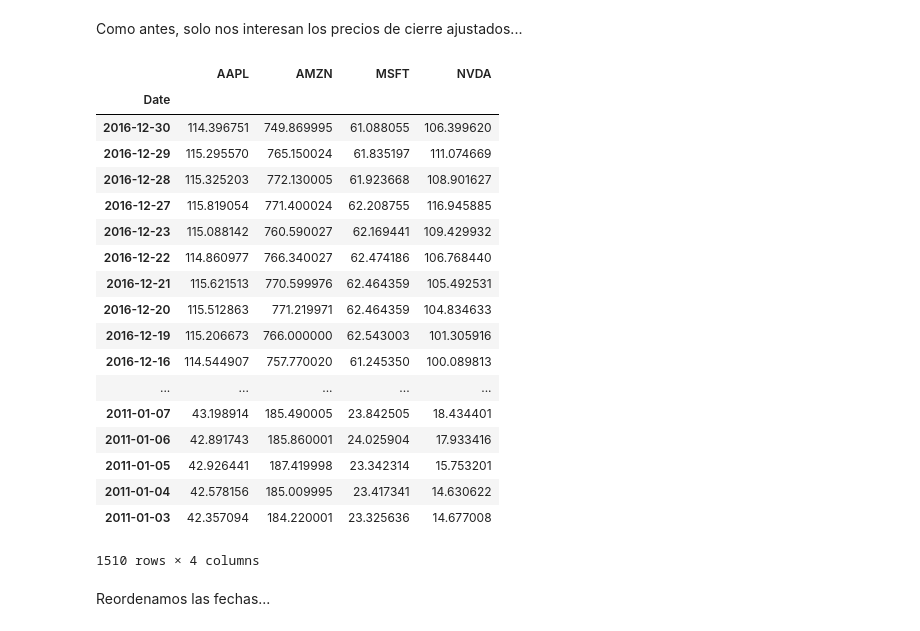
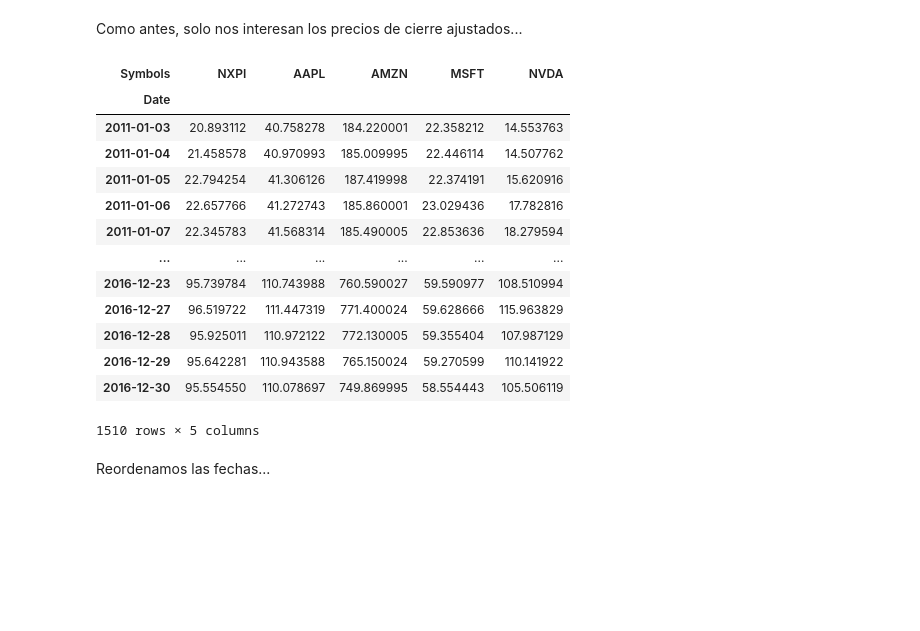
Before and after one commit to Xiuhcoatl-013/Numerical-Methods, a Jupyter notebook: miscellaneous_code_snippets/manejo_datos_pandas.ipynb, the cells around one changed output. Drawn from its saved outputs; the diff is of its cells as text; code cells hidden in the pictures; blank space fills up the shorter version.

```diff
--- a/miscellaneous_code_snippets/manejo_datos_pandas.ipynb
+++ b/miscellaneous_code_snippets/manejo_datos_pandas.ipynb
@@ -227,6 +211,6 @@ DataReader(name, data_source=None, start=None, end=None, retry_count=3, pause=0.
 # %%
 # Definimos los instrumentos que vamos a descargar. Como antes tendremos Apple, Amazon, Microsoft y Nvidia.
-tickers = ['AAPL', 'AMZN', 'MSFT', 'NVDA']
+tickers = ['NXPI','AAPL', 'AMZN', 'MSFT', 'NVDA']
 
 # Definimos que fuente online vamos a usar (yahoo finance)
 data_source = 'yahoo'
@@ -251,28 +245,23 @@ Minor_axis axis: AAPL to NVDA
 Como antes, solo nos interesan los precios de cierre ajustados...
 # %%
 # Notar que los índices se indican como Major_axis
-closes = panel_data.ix['Adj Close']
+closes = panel_data['Adj Close']
 closes
 # %% [output]
-|  | AAPL | AMZN | MSFT | NVDA |
-| Date |  |  |  |  |
-| 2016-12-30 | 114.396751 | 749.869995 | 61.088055 | 106.399620 |
-| 2016-12-29 | 115.295570 | 765.150024 | 61.835197 | 111.074669 |
-| 2016-12-28 | 115.325203 | 772.130005 | 61.923668 | 108.901627 |
-| 2016-12-27 | 115.819054 | 771.400024 | 62.208755 | 116.945885 |
-| 2016-12-23 | 115.088142 | 760.590027 | 62.169441 | 109.429932 |
-| 2016-12-22 | 114.860977 | 766.340027 | 62.474186 | 106.768440 |
-| 2016-12-21 | 115.621513 | 770.599976 | 62.464359 | 105.492531 |
-| 2016-12-20 | 115.512863 | 771.219971 | 62.464359 | 104.834633 |
-| 2016-12-19 | 115.206673 | 766.000000 | 62.543003 | 101.305916 |
-| 2016-12-16 | 114.544907 | 757.770020 | 61.245350 | 100.089813 |
-| ... | ... | ... | ... | ... |
-| 2011-01-07 | 43.198914 | 185.490005 | 23.842505 | 18.434401 |
-| 2011-01-06 | 42.891743 | 185.860001 | 24.025904 | 17.933416 |
-| 2011-01-05 | 42.926441 | 187.419998 | 23.342314 | 15.753201 |
-| 2011-01-04 | 42.578156 | 185.009995 | 23.417341 | 14.630622 |
-| 2011-01-03 | 42.357094 | 184.220001 | 23.325636 | 14.677008 |
+| Symbols | NXPI | AAPL | AMZN | MSFT | NVDA |
+| Date |  |  |  |  |  |
+| 2011-01-03 | 20.893112 | 40.758278 | 184.220001 | 22.358212 | 14.553763 |
+| 2011-01-04 | 21.458578 | 40.970993 | 185.009995 | 22.446114 | 14.507762 |
+| 2011-01-05 | 22.794254 | 41.306126 | 187.419998 | 22.374191 | 15.620916 |
+| 2011-01-06 | 22.657766 | 41.272743 | 185.860001 | 23.029436 | 17.782816 |
+| 2011-01-07 | 22.345783 | 41.568314 | 185.490005 | 22.853636 | 18.279594 |
+| ... | ... | ... | ... | ... | ... |
+| 2016-12-23 | 95.739784 | 110.743988 | 760.590027 | 59.590977 | 108.510994 |
+| 2016-12-27 | 96.519722 | 111.447319 | 771.400024 | 59.628666 | 115.963829 |
+| 2016-12-28 | 95.925011 | 110.972122 | 772.130005 | 59.355404 | 107.987129 |
+| 2016-12-29 | 95.642281 | 110.943588 | 765.150024 | 59.270599 | 110.141922 |
+| 2016-12-30 | 95.554550 | 110.078697 | 749.869995 | 58.554443 | 105.506119 |
-1510 rows × 4 columns
+1510 rows × 5 columns
 # %% [markdown]
 Reordenamos las fechas...
 # %%
```
Also changed, not shown: parts of 15 cells of this notebook, 4 other files.
